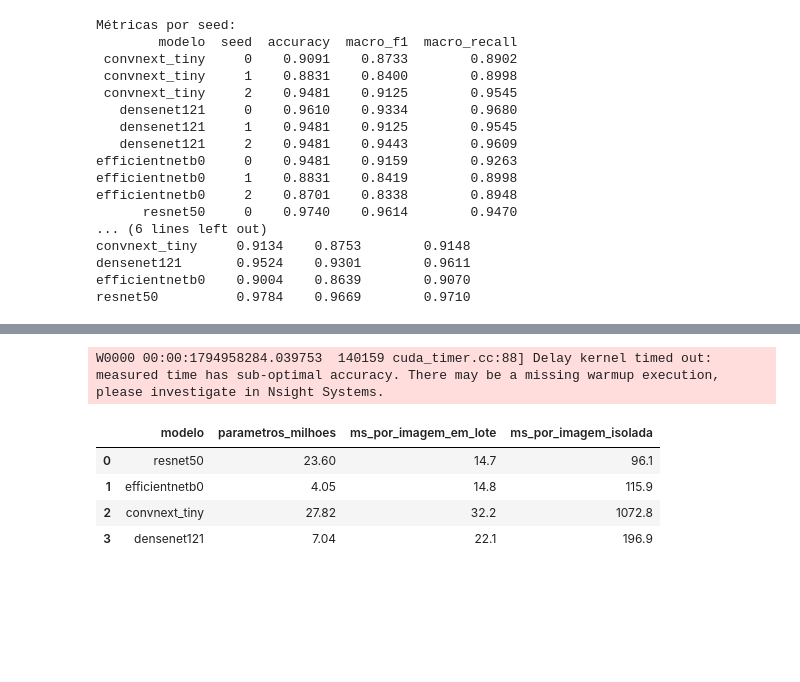
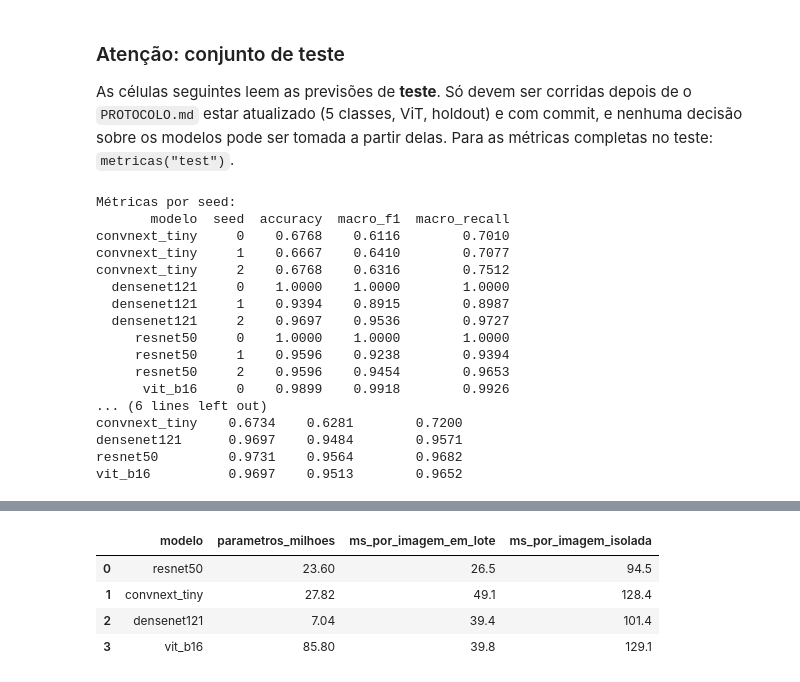
Before and after one commit to DeepLearningTeam/Assistente-de-doen-as-da-vinha, a Jupyter notebook: referencia_cnn/notebooks/treino_cnn_4modelos.ipynb, the cells around one changed output, grey strips where cells are left out. Drawn from its saved outputs; the diff is of its cells as text; code cells hidden in the pictures; blank space fills up the shorter version.

Commit message:
Atualização CNNv2 com rejeição imagens não viticultura

```diff
--- a/referencia_cnn/notebooks/treino_cnn_4modelos.ipynb
+++ b/referencia_cnn/notebooks/treino_cnn_4modelos.ipynb
@@ -172,7 +229,7 @@ cls_idx = {c: i for i, c in enumerate(CLASSES)}
 IMGS, LABELS = {}, {}
 for p in all_paths:
     im = ImageOps.exif_transpose(Image.open(DATA_DIR / p)).convert("RGB")
-    IMGS[p] = np.asarray(im.resize((IMG_SIZE, IMG_SIZE), Image.BILINEAR), dtype=np.uint8)
+    IMGS[p] = np.asarray(ImageOps.pad(im, (IMG_SIZE, IMG_SIZE), Image.BILINEAR, color=(0, 0, 0)), dtype=np.uint8)
     LABELS[p] = cls_idx[Path(p).parts[0]]
 print("Imagens carregadas:", len(IMGS), "| por classe:", np.bincount(list(LABELS.values())))
 
@@ -404,0 +440,9 @@ Epoch 16/25
+# %%
+# ViT-B/16
+BATCH_CNN = BATCH
+BATCH = 16                      # ViT-B/16 tem ~86 M de parâmetros: batch menor para caber na memória da GPU
+for seed in SEEDS:
+    print(f"\n===== ViT-B/16 | seed {seed} =====")
+    treinar("vit_b16", seed)
+    keras.backend.clear_session()
+BATCH = BATCH_CNN               # repõe o batch das CNN
@@ -507,5 +515,5 @@ Epoch 14/25
 # %%
 import glob
-for f in sorted(glob.glob("/content/drive/MyDrive/P2_runs/preds_*_val.csv")):
+for f in sorted(glob.glob(str(RUNS_DIR / "preds_*_val.csv"))):
     df = pd.read_csv(f)
     print(f"{f.split('/')[-1]:40s} accuracy val = {(df.y_true == df.y_pred).mean():.3f}")
@@ -512,3 +578,7 @@ for f in sorted(glob.glob("/content/drive/MyDrive/P2_runs/preds_*_val.csv")):
+# %% [markdown]
+### Atenção: conjunto de teste
+
+As células seguintes leem as previsões de **teste**. Só devem ser corridas depois de o `PROTOCOLO.md` estar atualizado (5 classes, ViT, holdout) e com commit, e nenhuma decisão sobre os modelos pode ser tomada a partir delas. Para as métricas completas no teste: `metricas("test")`.
 # %%
 # Métricas por seed e média das 3 seeds (conjunto de teste)
 from sklearn.metrics import accuracy_score
@@ -526,38 +596,40 @@ print("\nMédia das 3 seeds por modelo:")
 print(por_seed.groupby("modelo")[["accuracy", "macro_f1", "macro_recall"]].mean().round(4))
 # %% [output]
 Métricas por seed:
-        modelo  seed  accuracy  macro_f1  macro_recall
- convnext_tiny     0    0.9091    0.8733        0.8902
- convnext_tiny     1    0.8831    0.8400        0.8998
- convnext_tiny     2    0.9481    0.9125        0.9545
-   densenet121     0    0.9610    0.9334        0.9680
-   densenet121     1    0.9481    0.9125        0.9545
-   densenet121     2    0.9481    0.9443        0.9609
-efficientnetb0     0    0.9481    0.9159        0.9263
-efficientnetb0     1    0.8831    0.8419        0.8998
-efficientnetb0     2    0.8701    0.8338        0.8948
-      resnet50     0    0.9740    0.9614        0.9470
+       modelo  seed  accuracy  macro_f1  macro_recall
+convnext_tiny     0    0.6768    0.6116        0.7010
+convnext_tiny     1    0.6667    0.6410        0.7077
+convnext_tiny     2    0.6768    0.6316        0.7512
+  densenet121     0    1.0000    1.0000        1.0000
+  densenet121     1    0.9394    0.8915        0.8987
+  densenet121     2    0.9697    0.9536        0.9727
+     resnet50     0    1.0000    1.0000        1.0000
+     resnet50     1    0.9596    0.9238        0.9394
+     resnet50     2    0.9596    0.9454        0.9653
+      vit_b16     0    0.9899    0.9918        0.9926
 ... (6 lines left out)
-convnext_tiny     0.9134    0.8753        0.9148
-densenet121       0.9524    0.9301        0.9611
-efficientnetb0    0.9004    0.8639        0.9070
-resnet50          0.9784    0.9669        0.9710
+convnext_tiny    0.6734    0.6281        0.7200
+densenet121      0.9697    0.9484        0.9571
+resnet50         0.9731    0.9564        0.9682
+vit_b16          0.9697    0.9513        0.9652
 # %%
 # Custo computacional: parâmetros e latência de inferência (modelos da seed 0, imagens de validação)
 custo = []
-for nome in ["resnet50", "efficientnetb0", "convnext_tiny", "densenet121"]:
+for nome in ["resnet50", "convnext_tiny", "densenet121", "vit_b16"]:
     model = keras.models.load_model(RUNS_DIR / f"{nome}_seed0.keras")
     x, _, _ = preparar_dados(0, nome)["val"]
 
+    # Em lote (várias imagens de uma vez)
     model.predict(x[:BATCH], verbose=0)                 # aquecimento
     t0 = time.perf_counter()
     model.predict(x, batch_size=BATCH, verbose=0)
     ms_lote = (time.perf_counter() - t0) / len(x) * 1000
 
-    model(x[:1], training=False)                        # aquecimento
+    # Uma imagem de cada vez, como na app (predict.py)
+    model.predict(x[:1], verbose=0)                     # aquecimento
     t0 = time.perf_counter()
     for i in range(20):
-        model(x[i:i+1], training=False)
+        model.predict(x[i:i+1], verbose=0)
     ms_uma = (time.perf_counter() - t0) / 20 * 1000
 
     custo.append(dict(modelo=nome,
@@ -575,6 +643,5 @@ WARNING:tensorflow:6 out of the last 6 calls to <function conv.<locals>._conv_xl
-W0000 00:00:1794958284.039753  140159 cuda_timer.cc:88] Delay kernel timed out: measured time has sub-optimal accuracy. There may be a missing warmup execution, please investigate in Nsight Systems.
 |  | modelo | parametros_milhoes | ms_por_imagem_em_lote | ms_por_imagem_isolada |
-| 0 | resnet50 | 23.60 | 14.7 | 96.1 |
-| 1 | efficientnetb0 | 4.05 | 14.8 | 115.9 |
-| 2 | convnext_tiny | 27.82 | 32.2 | 1072.8 |
-| 3 | densenet121 | 7.04 | 22.1 | 196.9 |
+| 0 | resnet50 | 23.60 | 26.5 | 94.5 |
+| 1 | convnext_tiny | 27.82 | 49.1 | 128.4 |
+| 2 | densenet121 | 7.04 | 39.4 | 101.4 |
+| 3 | vit_b16 | 85.80 | 39.8 | 129.1 |
```
Also changed, not shown: parts of 17 cells of this notebook, 24 other files.
